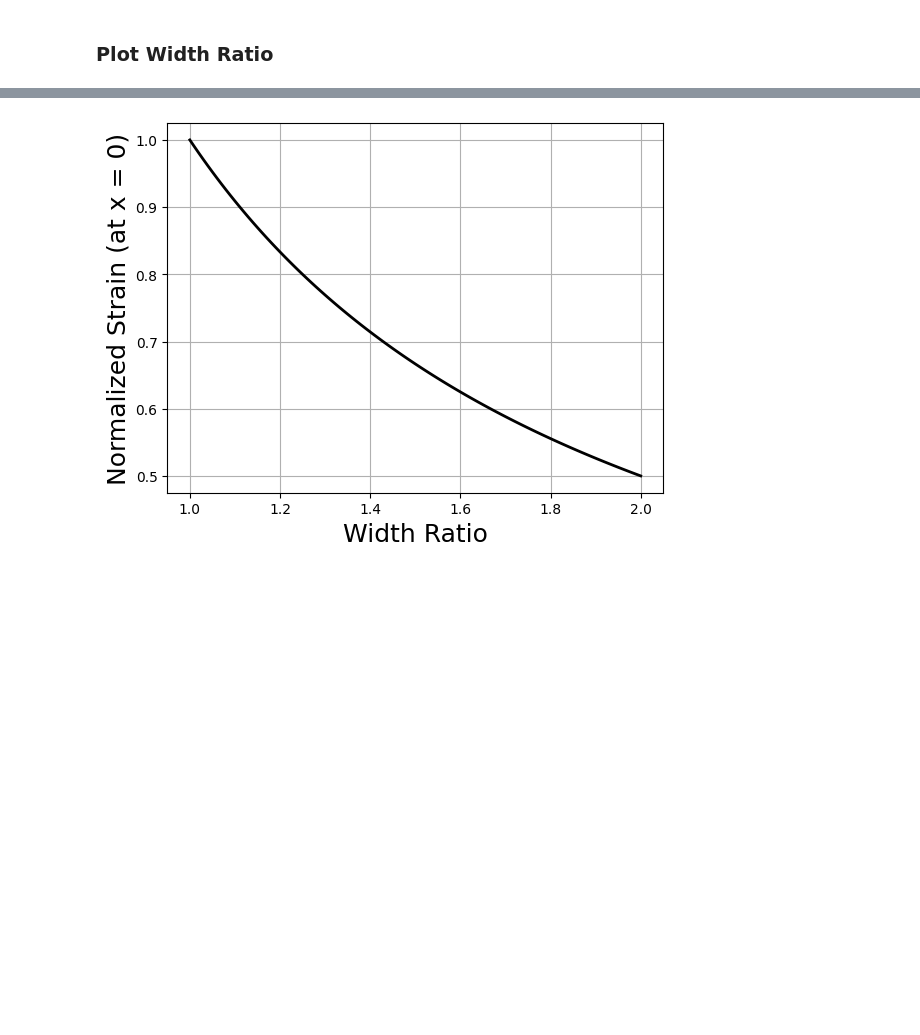
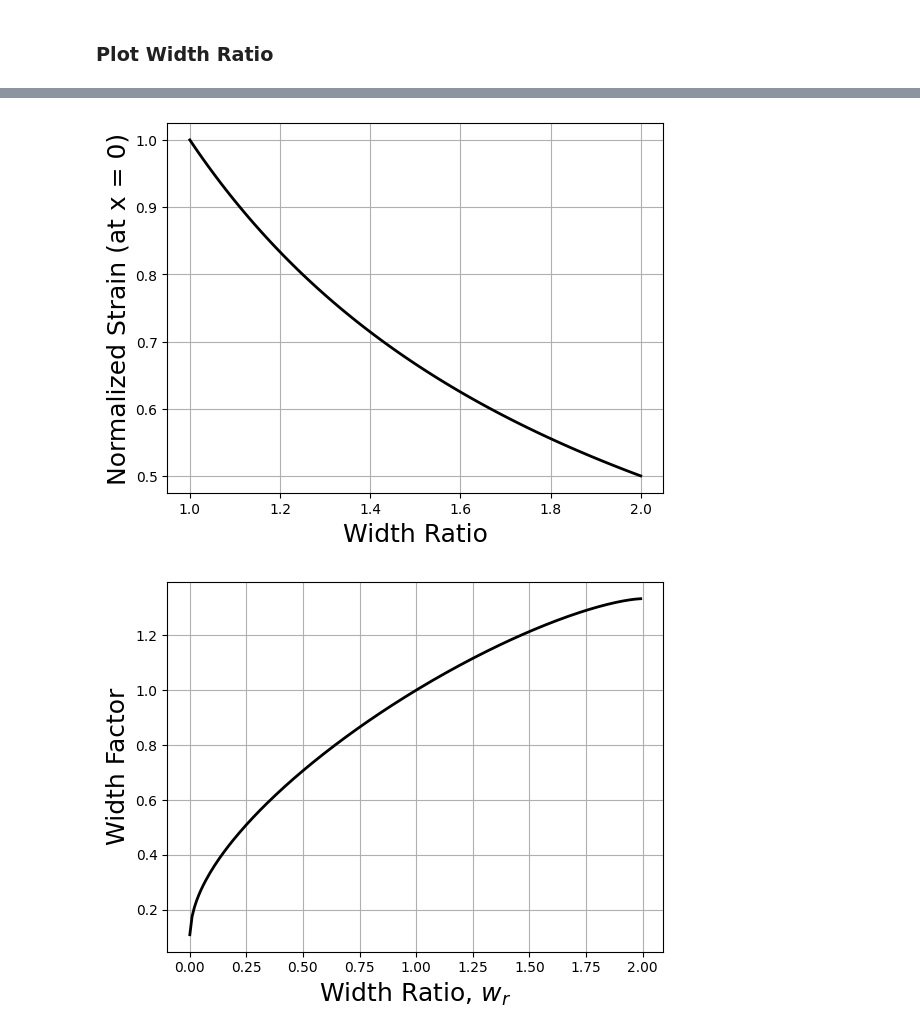
Before and after one commit to cmatchan/PZT_Actuator_Modeling, a Jupyter notebook: pzt_model.ipynb, the cells around one changed output, grey strips where cells are left out. Drawn from its saved outputs; the diff is of its cells as text; code cells hidden in the pictures; blank space fills up the shorter version.

```diff
--- a/pzt_model.ipynb
+++ b/pzt_model.ipynb
@@ -694,35 +699,42 @@ epsilon_t3 = M / E / I * (h / 2)
 
 # Normalize strains
 midstrain = np.median(epsilon_t2)
 epsilon_t3 /= midstrain
 epsilon_t2 /= midstrain
 epsilon_t1 /= midstrain
 epsilon_s /= midstrain
 
 # Plot normalized strain along actuator
-plt.figure(1)
 plt.plot(x / l, epsilon_t1, '-k', linewidth=2, label='w_r = 0.5')
 plt.plot(x / l, epsilon_s, ':k', linewidth=2, label='w_r = 1.0')
 plt.plot(x / l, epsilon_t2, '--k', linewidth=2, label='w_r = 1.5')
 plt.plot(x / l, epsilon_t3, '-.k', linewidth=2, label='w_r = 2.0')
 plt.ylabel('Normalized Strain', fontsize=18)
 plt.xlabel('Normalized Position Along Actuator', fontsize=18)
 plt.legend()
 plt.grid()
 plt.show()
 
 # Plot normalized strain at x = 0 vs width ratio
 wr = np.arange(1, 2.01, 0.01)
 epsilon = 1 / wr
-plt.figure(2)
 plt.plot(wr, epsilon / np.max(epsilon), 'k', linewidth=2)
 plt.ylabel('Normalized Strain (at x = 0)', fontsize=18)
 plt.xlabel('Width Ratio', fontsize=18)
 plt.grid()
 plt.show()
+
+# Plot width factor vs width ratio
+wr = np.arange(0.001, 2.01, 0.01)
+plt.plot(wr, get_width_factor(wr), 'k', linewidth=2)
+plt.ylabel('Width Factor', fontsize=18)
+plt.xlabel('Width Ratio, $w_r$', fontsize=18)
+plt.grid()
+plt.show()
 # %% [output]
 [figure]
 [figure]
+[figure, added]
 # %%
 def wratio(ratio):
     """
```
Also changed, not shown: parts of 2 cells of this notebook, 1 other file.
